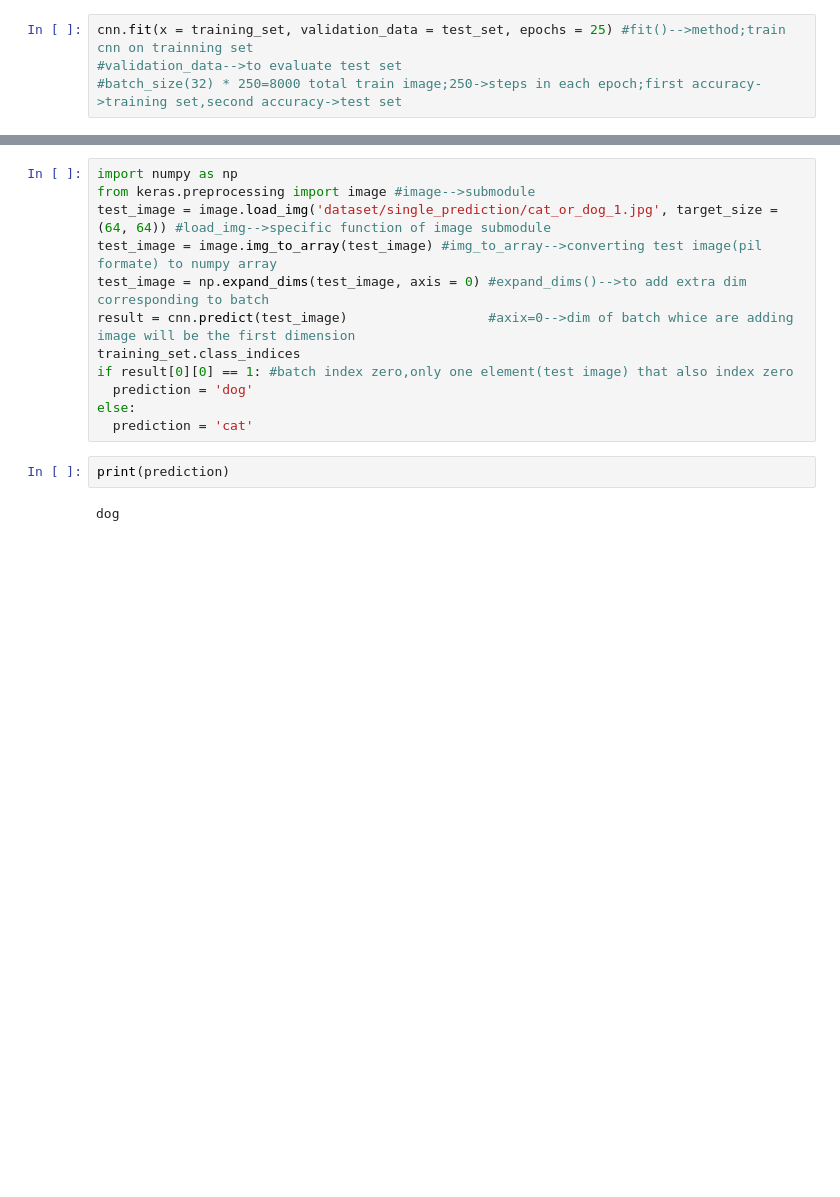
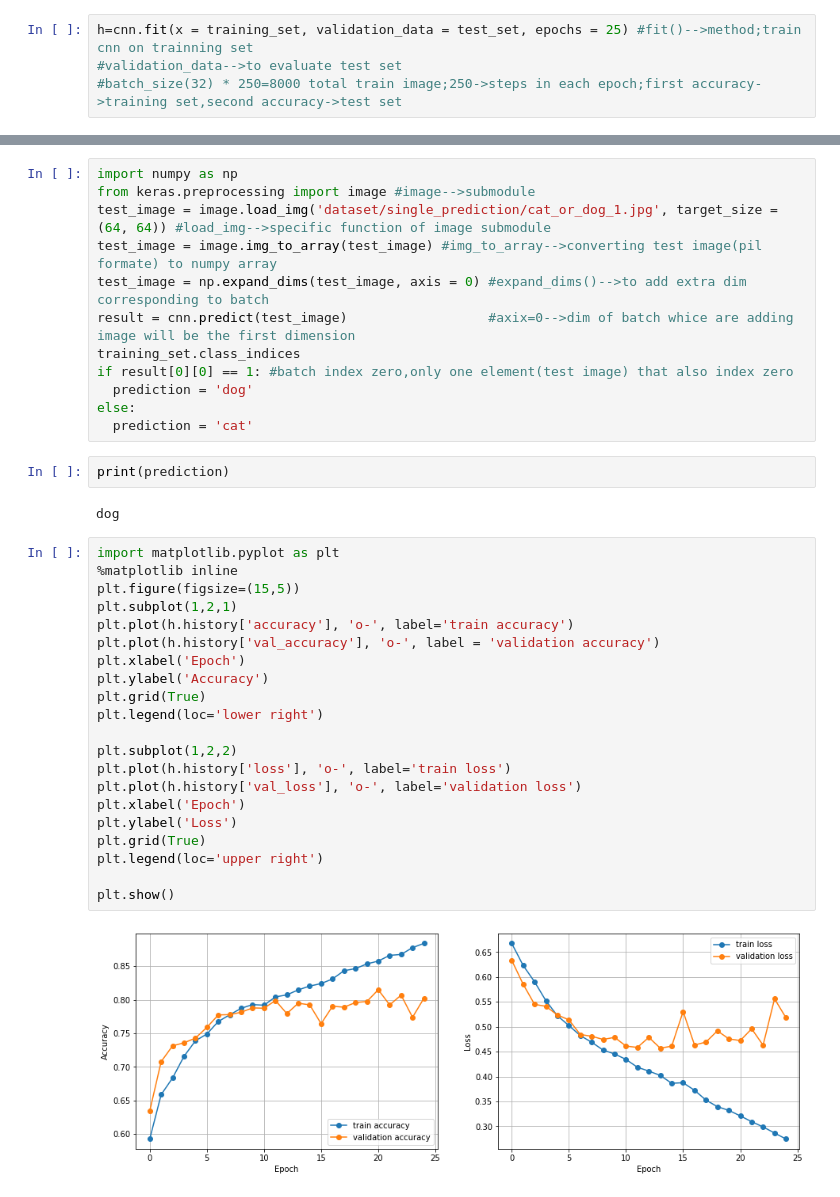
Before and after one commit to Md-Sakib-Hossain-Shovon/Deep-Learning-A-Z, a Jupyter notebook: Convolutional Neural Networks (CNN)/Project_1_CNN_Cats & Dogs.ipynb, the cells around one changed output, grey strips where cells are left out. Drawn from its saved outputs; the diff is of its cells as text; blank space fills up the shorter version.

```diff
--- a/Convolutional Neural Networks (CNN)/Project_1_CNN_Cats & Dogs.ipynb
+++ b/Convolutional Neural Networks (CNN)/Project_1_CNN_Cats & Dogs.ipynb
@@ -80,7 +80,7 @@ cnn.compile(optimizer = 'adam', loss = 'binary_crossentropy', metrics = ['accura
 # %% [markdown]
 ### Training the CNN on the Training set and evaluating it on the Test set
 # %%
-cnn.fit(x = training_set, validation_data = test_set, epochs = 25) #fit()-->method;train cnn on trainning set
+h=cnn.fit(x = training_set, validation_data = test_set, epochs = 25) #fit()-->method;train cnn on trainning set
 #validation_data-->to evaluate test set
 #batch_size(32) * 250=8000 total train image;250->steps in each epoch;first accuracy->training set,second accuracy->test set
 # %% [output]
@@ -120,3 +119,26 @@ else:
 print(prediction)
 # %% [output]
 dog
+# %%
+import matplotlib.pyplot as plt
+%matplotlib inline
+plt.figure(figsize=(15,5))
+plt.subplot(1,2,1)
+plt.plot(h.history['accuracy'], 'o-', label='train accuracy')
+plt.plot(h.history['val_accuracy'], 'o-', label = 'validation accuracy')
+plt.xlabel('Epoch')
+plt.ylabel('Accuracy')
+plt.grid(True)
+plt.legend(loc='lower right')
+
+plt.subplot(1,2,2)
+plt.plot(h.history['loss'], 'o-', label='train loss')
+plt.plot(h.history['val_loss'], 'o-', label='validation loss')
+plt.xlabel('Epoch')
+plt.ylabel('Loss')
+plt.grid(True)
+plt.legend(loc='upper right')
+
+plt.show()
+# %% [output]
+[figure, added]
```
Also changed, not shown: parts of 2 cells of this notebook.
